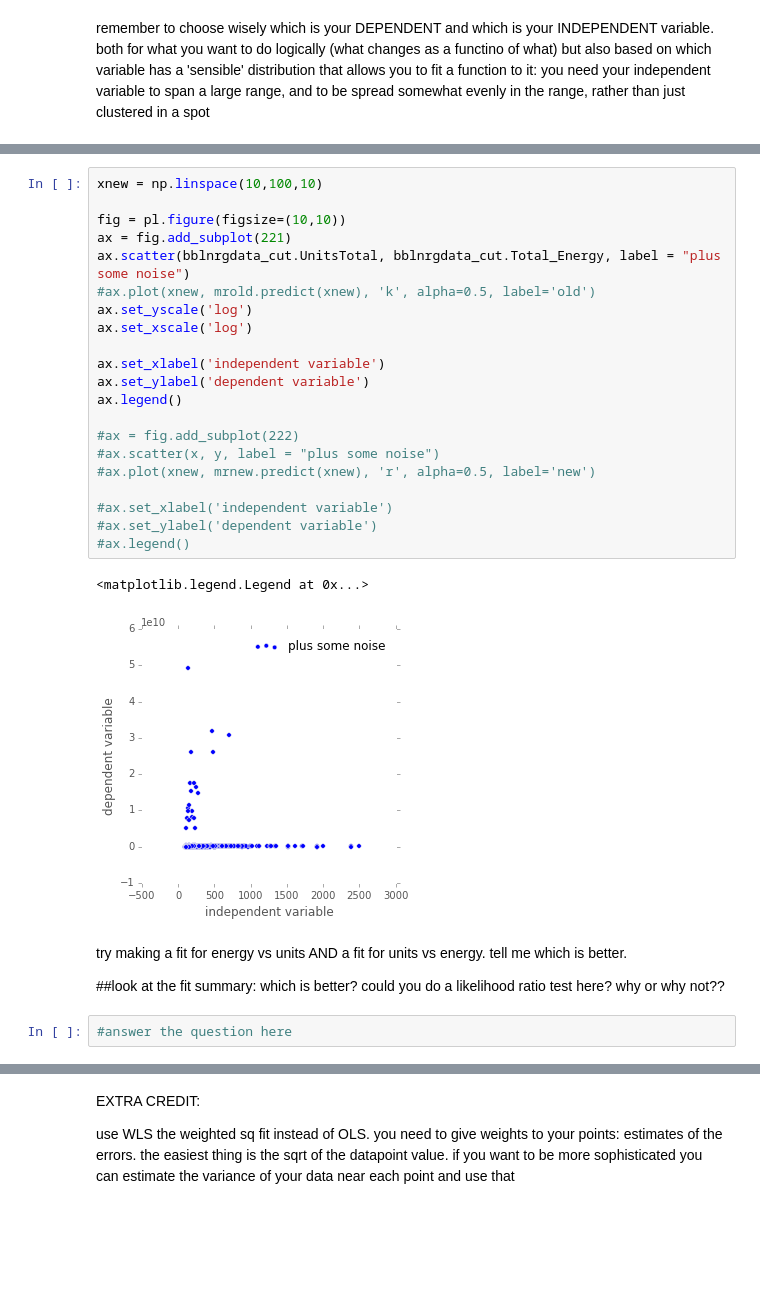
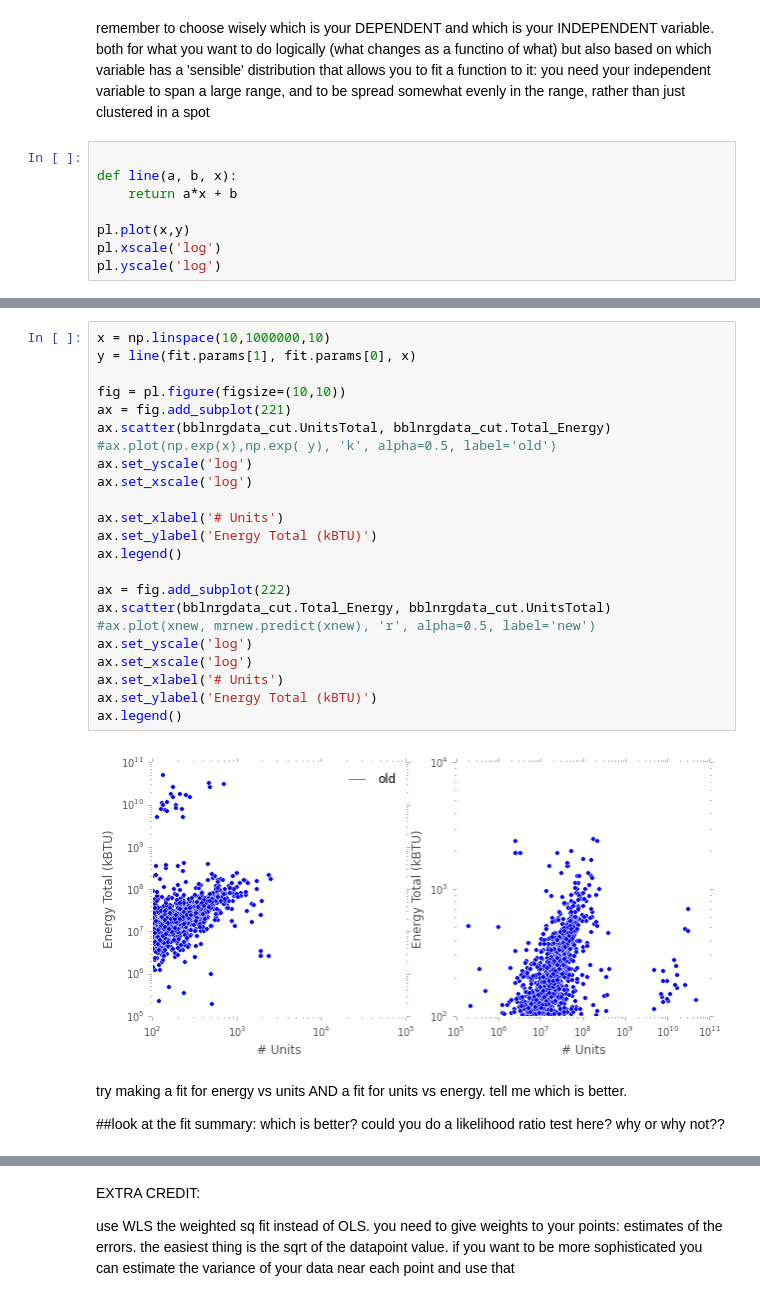
Before and after one commit to jjhall77/PUI2015_jjhall, a Jupyter notebook: HW5/building_nrg_instructions.ipynb, the cells around one changed output, grey strips where cells are left out. Saved outputs shown, nothing was run; the diff lists cells and outputs as text; blank space fills up the shorter version.

```diff
--- a/HW5/building_nrg_instructions.ipynb
+++ b/HW5/building_nrg_instructions.ipynb
@@ -210,3 +196,11 @@ remember to choose wisely which is your DEPENDENT and which is your INDEPENDENT
 both for what you want to do logically (what changes as a functino of what) but also based on which  variable has a 'sensible' distribution that allows you to fit a function to it:
     you need your independent variable to span a large range, and to be spread somewhat evenly in the range,
     rather than just clustered in a spot
+# %%
+
+def line(a, b, x):
+    return a*x + b
+
+pl.plot(x,y)
+pl.xscale('log')
+pl.yscale('log')
@@ -213,31 +209,30 @@ both for what you want to do logically (what changes as a functino of what) but
 # %%
-xnew = np.linspace(10,100,10)
+x = np.linspace(10,1000000,10)
+y = line(fit.params[1], fit.params[0], x)
 
 fig = pl.figure(figsize=(10,10))
 ax = fig.add_subplot(221)
-ax.scatter(bblnrgdata_cut.UnitsTotal, bblnrgdata_cut.Total_Energy, label = "plus some noise")
-#ax.plot(xnew, mrold.predict(xnew), 'k', alpha=0.5, label='old')
+ax.scatter(bblnrgdata_cut.UnitsTotal, bblnrgdata_cut.Total_Energy)
+#ax.plot(np.exp(x),np.exp( y), 'k', alpha=0.5, label='old')
 ax.set_yscale('log')
 ax.set_xscale('log')
 
-ax.set_xlabel('independent variable')
-ax.set_ylabel('dependent variable')
+ax.set_xlabel('# Units')
+ax.set_ylabel('Energy Total (kBTU)')
 ax.legend()
 
-#ax = fig.add_subplot(222)
-#ax.scatter(x, y, label = "plus some noise")
+ax = fig.add_subplot(222)
+ax.scatter(bblnrgdata_cut.Total_Energy, bblnrgdata_cut.UnitsTotal)
 #ax.plot(xnew, mrnew.predict(xnew), 'r', alpha=0.5, label='new')
-
-#ax.set_xlabel('independent variable')
-#ax.set_ylabel('dependent variable')
-#ax.legend()
+ax.set_yscale('log')
+ax.set_xscale('log')
+ax.set_xlabel('# Units')
+ax.set_ylabel('Energy Total (kBTU)')
+ax.legend()
 # %% [output]
-<matplotlib.legend.Legend at 0x...>
-[figure, old version]
+[figure, new version]
 # %% [markdown]
 try making a fit for energy vs units AND a fit for units vs energy.
 tell me which is better.
 
 ##look at the fit summary: which is better? could you do a likelihood ratio test here? why or why not??
-# %%
-#answer the question here
```
Also changed, not shown: parts of 5 cells of this notebook.
